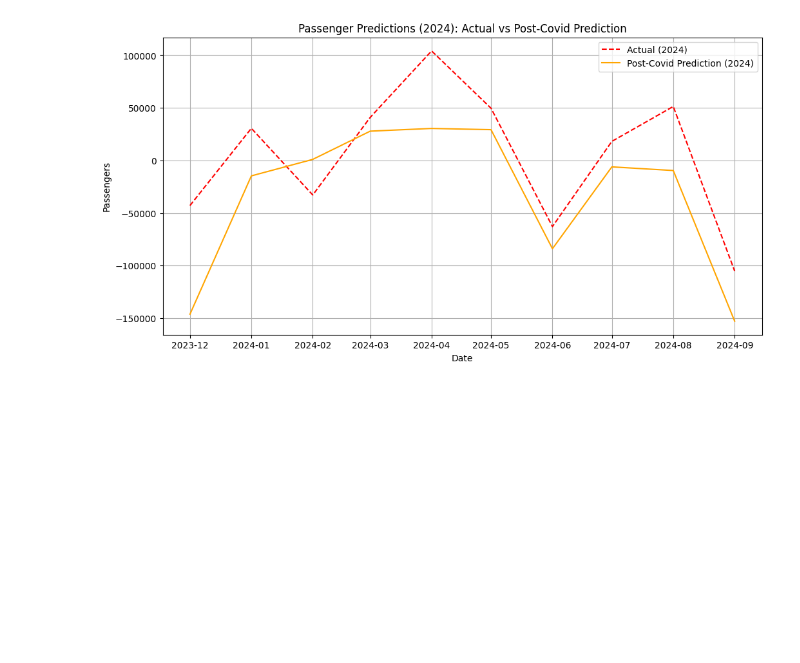
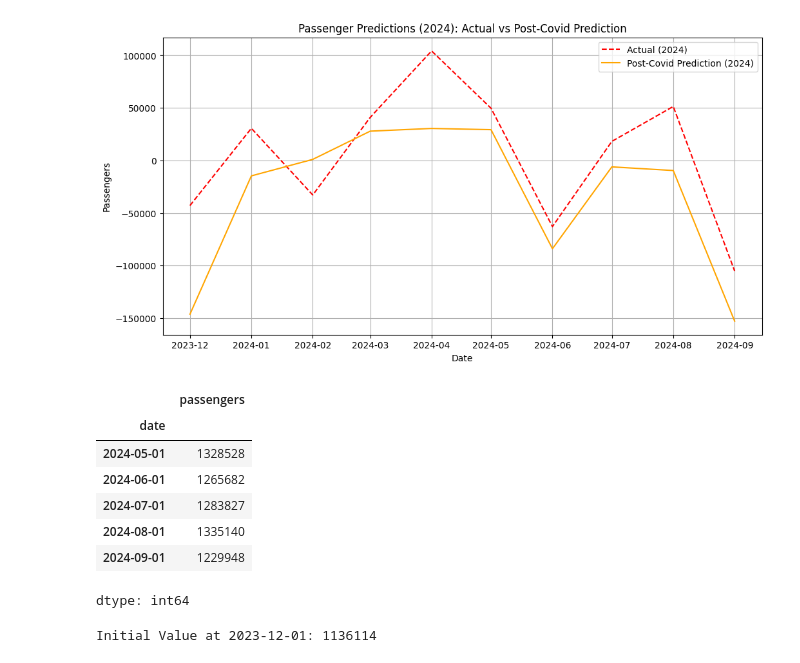
Before and after one commit to jungry/time_series, a Jupyter notebook: 최적의_하이퍼파라미터_적용_xgboost.ipynb, the cells around one changed output. Cells and saved outputs as stored; diff of their text form; code cells hidden in the pictures; blank space fills up the shorter version.

```diff
--- a/최적의_하이퍼파라미터_적용_xgboost.ipynb
+++ b/최적의_하이퍼파라미터_적용_xgboost.ipynb
@@ -228 +216,37 @@ def inverse_differencing(differenced, initial_value):
+# %%
+passenger_data_path = "/content/drive/MyDrive/시계열 통계_20241102.xlsx"
+#PREPARING THE PASSENGER DATA
+
+# Load passenger data
+passengers_df = pd.read_excel(passenger_data_path, skiprows=7)
+
+# Remove subtotal rows
+passengers_df = passengers_df.dropna(subset=[passengers_df.columns[2]])
+
+# Indexing by date
+passengers_df[passengers_df.columns[2]] = passengers_df[passengers_df.columns[2]].astype(int)
+passengers_df['date'] = passengers_df[passengers_df.columns[1]].astype(str) + '-' + passengers_df[passengers_df.columns[2]].astype(str)
+passengers_df['date'] = pd.to_datetime(passengers_df['date'])
+passengers_df = passengers_df.set_index('date')
+
+# Only keep target variable: Arriving Passangers to Jeju Airport
+passengers_df.rename(columns={passengers_df.columns[6]: 'passengers'}, inplace=True)
+passengers_df[passengers_df.columns[6]] = passengers_df[passengers_df.columns[6]].str.replace(',', '').astype(int)
+passengers_df = passengers_df[passengers_df.columns[6]]
+passengers_df.tail()
+# %% [output]
+|  | passengers |
+| date |  |
+| 2024-05-01 | 1328528 |
+| 2024-06-01 | 1265682 |
+| 2024-07-01 | 1283827 |
+| 2024-08-01 | 1335140 |
+| 2024-09-01 | 1229948 |
+dtype: int64
+# %%
+# 초기값 설정: 2023-12-01의 실제값 사용
+initial_value_2024 = passengers_df.loc['2023-12-01']  # Series이므로 컬럼 인덱스 필요 없음
+print("Initial Value at 2023-12-01:", initial_value_2024)
+# %% [output]
+Initial Value at 2023-12-01: 1136114
 # %%
```
Also changed, not shown: parts of 2 cells of this notebook.
